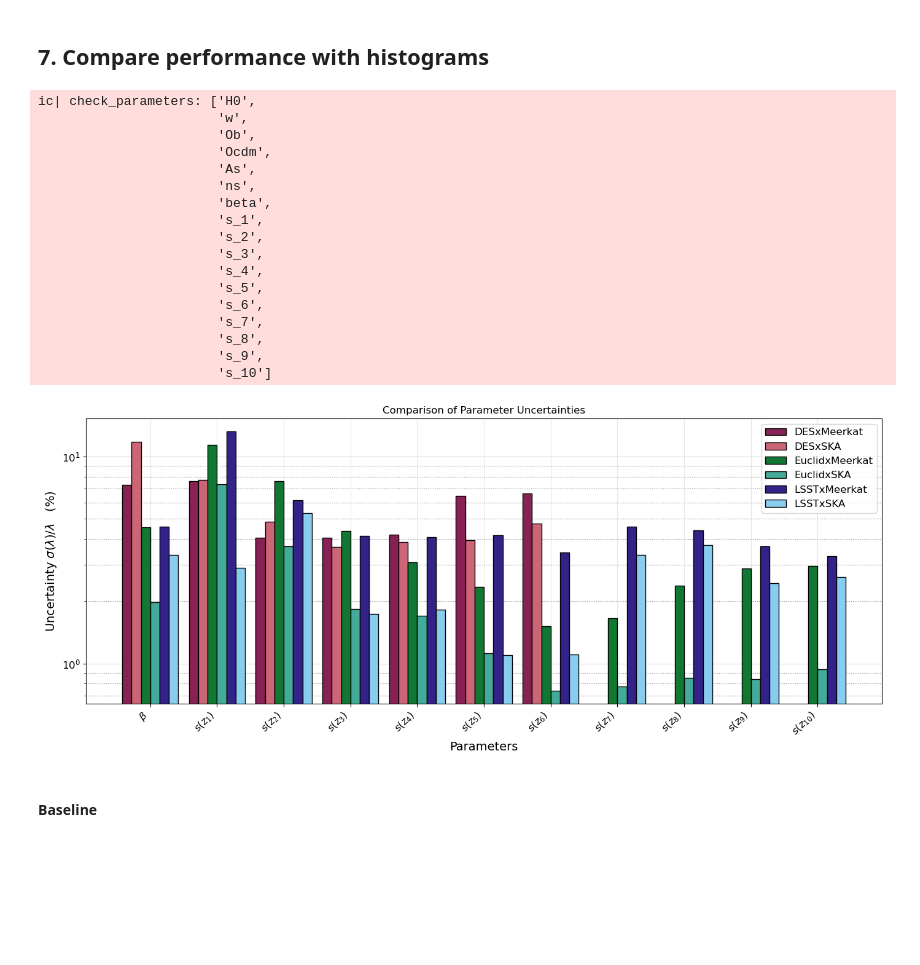
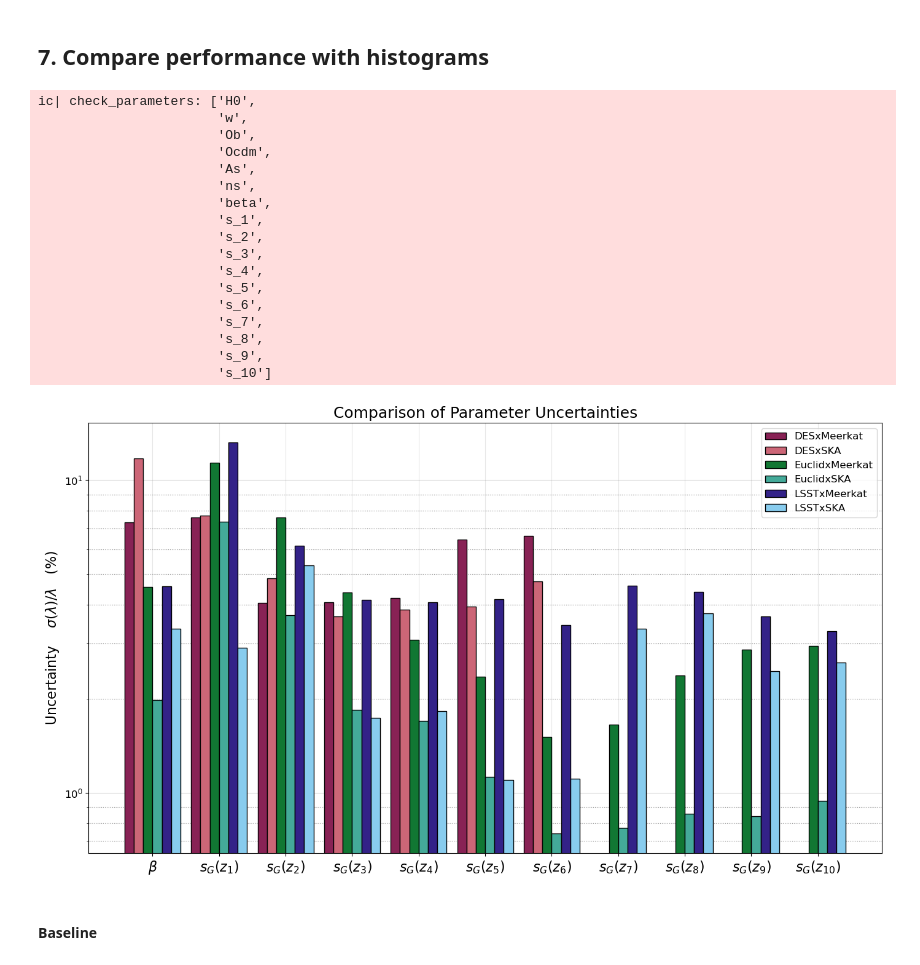
Before and after one commit to GreenTS27/Photo_Surveys-HI_IM-Fisher_Matrix, a Jupyter notebook: Fisher_Matrix_C_ell_vs_w_t.ipynb, the cells around one changed output. Saved outputs shown, nothing was run; the diff lists cells and outputs as text; code cells hidden in the pictures; blank space fills up the shorter version.

```diff
--- a/Fisher_Matrix_C_ell_vs_w_t.ipynb
+++ b/Fisher_Matrix_C_ell_vs_w_t.ipynb
@@ -986,9 +985,8 @@ Note that the assumed redshift bin width is z = 0.1, but we show the results for
 # %%
 # SKA1 Wide Band 1 Survey
 
-arr_z_central_SKA = np.array([0.401, 0.601, 0.801, 1.001, 1.201,
-                              1.401, 1.601, 1.801, 2.001, 2.201,
-                              2.401, 2.601, 2.801, 3.001] )       # Im includig 3 decimal in the form X.X01, so that the z_c differ from the Gal. bins
+# arr_z_central_SKA_FULL = np.array([0.4, 0.6, 0.8, 1.0, 1.2, 1.4, 1.6, 1.8, 2.0, 2.2, 2.4, 2.6, 2.8, 3.0] )
+arr_z_central_SKA = np.array([0.4, 0.5, 0.6, 0.7, 0.8, 0.9, 1.0, 1.1, 1.2, 1.3] )
 bin_width_SKA = 0.1
 
 
@@ -1303,7 +1420,7 @@ Visualise
 # %%
 # arr_zs_vis = np.linspace(0, np.max(dic_Gal_HI_id["Gal"]) + 2*np.max(arr_bin_width), 1000)
 
-arr_zs_vis = np.linspace(0, 2.75, 1000)
+arr_zs_vis = np.linspace(0, 1.75, 1000)
 # Surv_Names = [ "DES", "Euclid","LSST"]
 Surv_Names = [ "MeerKAT","SKA"]
 
@@ -1360,12 +1477,6 @@ for index_name, name in enumerate(Surv_Names):
     dic_Gal_HI_id["Gal"] = np.array([])
     dic_Gal_HI_id["HI"] = arr_z_c
 
-    arr_sigma_z = np.zeros(len(arr_z_c))
-    for i, z_c in enumerate(arr_z_c):
-        # if z_c in dic_Gal_HI_id["Gal"]:
-        #     arr_sigma_z[i] = sigma_val
-        if z_c in dic_Gal_HI_id["HI"]:
-            arr_sigma_z[i] = arr_bin_width[i]/2
 
     # arr_z_central = np.zeros(N_bins_Total)
     arr_bin_width = np.zeros(N_bins_Gal)
@@ -1385,6 +1496,12 @@ for index_name, name in enumerate(Surv_Names):
         # nu_2 = nu_ref / ((arr_z_central_HI[i]+bin_width_HI/2) + 1)
         # arr_bin_width_nu[i] =  np.abs( nu_1 - nu_2 )
 
+    arr_sigma_z = np.zeros(len(arr_z_c))
+    for i, z_c in enumerate(arr_z_c):
+        # if z_c in dic_Gal_HI_id["Gal"]:
+        #     arr_sigma_z[i] = sigma_val
+        if z_c in dic_Gal_HI_id["HI"]:
+            arr_sigma_z[i] = arr_bin_width[i]/2
 
     dic_Window_vis  = Window_func_Gal_HI(arr_zs_vis, arr_z_c, z0_value, N_gal_value,
                                 arr_sigma_val=arr_sigma_z, arr_bin_width=arr_bin_width,
@@ -1885,16 +2002,16 @@ list_parameters = [
     # r"$A_s 10^{9}$",
     # r"$n_s$",
     r"$\beta$",
-    r"$s(z_1)$",
-    r"$s(z_2)$",
-    r"$s(z_3)$",
-    r"$s(z_4)$",
-    r"$s(z_5)$",
-    r"$s(z_6)$",
-    r"$s(z_7)$",
-    r"$s(z_8)$",
-    r"$s(z_9)$",
-    r"$s(z_{10})$",
+    r"$s_G(z_1)$",
+    r"$s_G(z_2)$",
+    r"$s_G(z_3)$",
+    r"$s_G(z_4)$",
+    r"$s_G(z_5)$",
+    r"$s_G(z_6)$",
+    r"$s_G(z_7)$",
+    r"$s_G(z_8)$",
+    r"$s_G(z_9)$",
+    r"$s_G(z_{10})$",
     ]
 
 parameters_vals = [ ]
@@ -1946,7 +2063,7 @@ for key in dic_Result_Surveys.keys():
 
 
 # Ploting
-fig, ax = plt.subplots(figsize=(14, 6))
+fig, ax = plt.subplots(figsize=(14, 8))
 
 # list_colors = [ "firebrick", "lightcoral", "forestgreen", "palegreen", "royalblue", "paleturquoise"]
 list_colors = [
@@ -1967,40 +2084,40 @@ for key in list_keys:
                    edgecolor="k")
     counter += 1
 
-ax.set_xlabel('Parameters')
-ax.set_ylabel(r'Uncertainty $\sigma(\lambda) / \lambda \quad (\%)$')
-ax.set_title('Comparison of Parameter Uncertainties')
+# ax.set_xlabel('Parameters')
+ax.set_ylabel(r'Uncertainty $\quad\sigma(\lambda) / \lambda \quad (\%)$', fontsize=16)
+ax.set_title('Comparison of Parameter Uncertainties', fontsize=18)
 # ax.set_xticks(x)
 ax.set_xticks(Label_loc + 2.5*width, list_parameters, rotation=0)
-ax.set_xticklabels(list_parameters, rotation=45, ha='right')
+ax.set_xticklabels(list_parameters, fontsize=16)
 ax.legend()
 ax.grid(True, alpha=0.3)
 ax.set_yscale("log")
 ax.set_axisbelow(True)
 ax.yaxis.grid(color='grey', linestyle='solid', which="major")
 ax.yaxis.grid(color='gray', linestyle="dotted", which="minor")
 
 plt.tight_layout()
 plt.show()
 # %% [output]
 ic| check_parameters: ['H0',
                        'w',
                        'Ob',
                        'Ocdm',
                        'As',
                        'ns',
                        'beta',
                        's_1',
                        's_2',
                        's_3',
                        's_4',
                        's_5',
                        's_6',
                        's_7',
                        's_8',
                        's_9',
                        's_10']
-[figure, old version]
+[figure, new version]
 # %% [markdown]
 #### Baseline
 # %%
```
Also changed, not shown: parts of 9 cells of this notebook.
